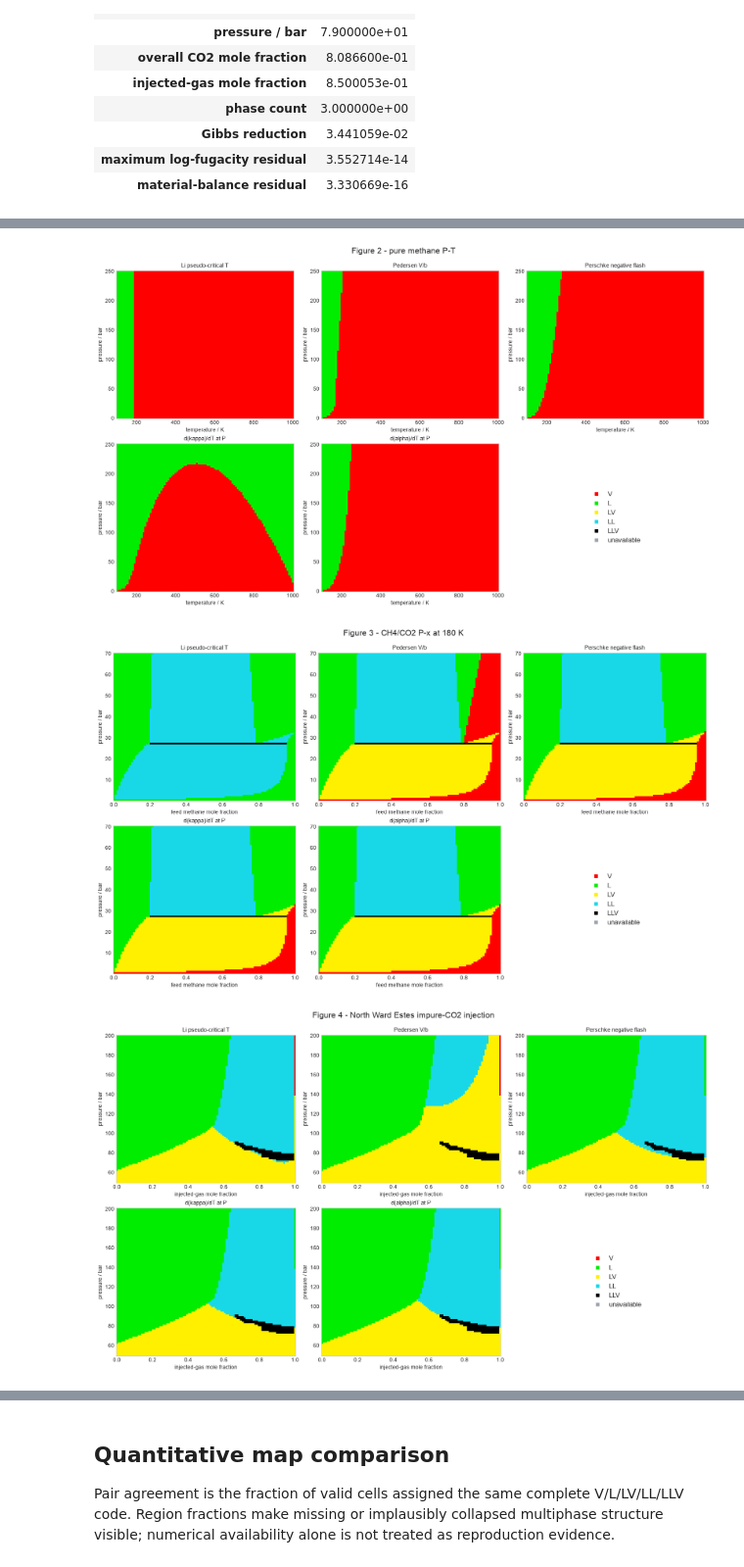
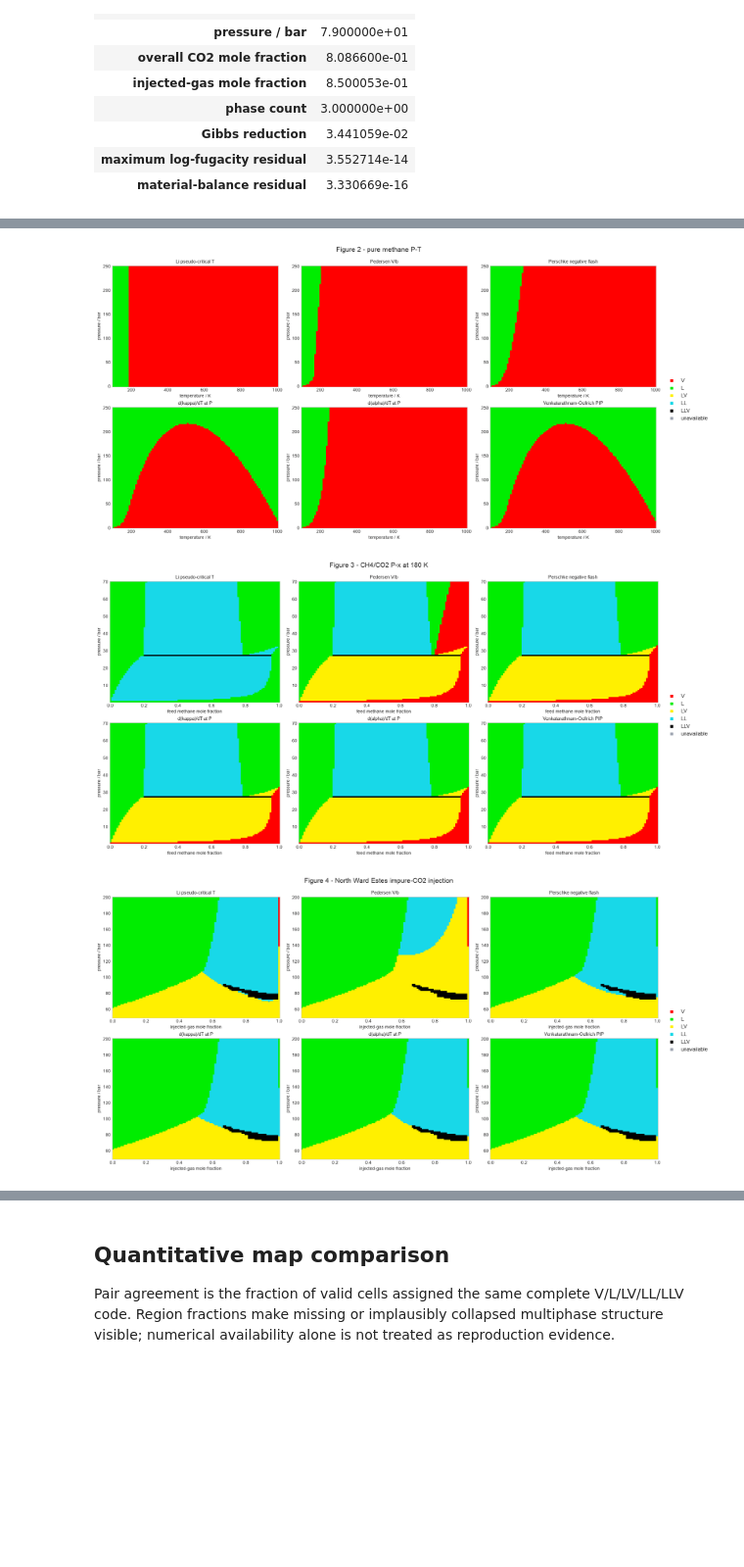
Before and after one commit to ThermoPhase-FCSRG/torch-flash, a Jupyter notebook: notebooks/verification/29_bennett_phase_identification_methods.ipynb, the cells around one changed output, grey strips where cells are left out. Shown at 98% size. Cells and saved outputs as stored; diff of their text form; code cells hidden in the pictures; blank space fills up the shorter version.

```diff
--- a/notebooks/verification/29_bennett_phase_identification_methods.ipynb
+++ b/notebooks/verification/29_bennett_phase_identification_methods.ipynb
@@ -91,6 +96,11 @@ if GRID_POINTS < 3:
 GRID_CHUNK_SIZE = int(os.environ.get("TORCH_FLASH_PHASE_ID_GRID_CHUNK_SIZE", "2048"))
 if GRID_CHUNK_SIZE < 1:
     raise ValueError("TORCH_FLASH_PHASE_ID_GRID_CHUNK_SIZE must be positive")
+PIP_AUTODIFF_CHUNK_SIZE = int(
+    os.environ.get("TORCH_FLASH_PHASE_ID_PIP_CHUNK_SIZE", "2048")
+)
+if PIP_AUTODIFF_CHUNK_SIZE < 1:
+    raise ValueError("TORCH_FLASH_PHASE_ID_PIP_CHUNK_SIZE must be positive")
 FALLBACK_WORKERS = int(os.environ.get("TORCH_FLASH_PHASE_ID_FALLBACK_WORKERS", "1"))
 if FALLBACK_WORKERS < 1:
     raise ValueError("TORCH_FLASH_PHASE_ID_FALLBACK_WORKERS must be positive")
@@ -104,6 +114,7 @@ reproducibility = pd.Series(
         "dtype": str(torch.get_default_dtype()),
         "grid points per axis": GRID_POINTS,
         "grid flash chunk size": GRID_CHUNK_SIZE,
+        "PIP autodiff chunk size": PIP_AUTODIFF_CHUNK_SIZE,
         "random Gibbs fallback starts": int(
             os.environ.get("TORCH_FLASH_PHASE_ID_RANDOM_FALLBACK_STARTS", "8")
         ),
@@ -179,6 +211,9 @@ METHODS = {
     "Perschke negative flash": "perschke-negative-flash",
     "d(kappa)/dT at P": "pasad-isothermal-compressibility-derivative",
     "d(alpha)/dT at P": "bennett-thermal-expansion-derivative",
+    "Venkatarathnam-Oellrich PIP": (
+        "venkatarathnam-oellrich-phase-identification-parameter"
+    ),
 }
 
 
@@ -900,43 +989,42 @@ phase_norm = BoundaryNorm(np.arange(-0.5, 6.5), phase_cmap.N)
 
 
 def plot_case(case: PaperCase, regions: dict[str, np.ndarray]) -> None:
-    figure, axes = plt.subplots(2, 3, figsize=(16, 9), constrained_layout=True)
+    figure, axes = plt.subplots(2, 3, figsize=(18, 9), constrained_layout=True)
     for axis, (method, phase_code) in zip(axes.flat, regions.items(), strict=False):
         axis.pcolormesh(
             case.horizontal.detach().numpy(),
             case.vertical_bar.detach().numpy(),
             phase_code,
             cmap=phase_cmap,
             norm=phase_norm,
             shading="nearest",
         )
         axis.set_title(method, fontsize=11)
         axis.set_xlabel(case.horizontal_label)
         axis.set_ylabel("pressure / bar")
-    legend_axis = axes.flat[-1]
-    legend_axis.axis("off")
-    legend_axis.legend(
+    figure.legend(
         handles=[
             plt.Line2D(
                 [],
                 [],
                 marker="s",
                 linestyle="",
                 color=phase_cmap(code),
                 label=label,
             )
             for label, code in PHASE_CODES.items()
         ],
-        loc="center",
+        loc="center left",
+        bbox_to_anchor=(1.0, 0.5),
         fontsize=12,
     )
     figure.suptitle(case.name, fontsize=15, y=1.04)
     plt.show()
 
 
 for current_case in CASES:
     plot_case(current_case, case_results[current_case.name])
 # %% [output]
-[figure, old version]
+[figure, new version]
-[figure, old version]
+[figure, new version]
-[figure, old version]
+[figure, new version]
```
Also changed, not shown: parts of 12 cells of this notebook, 11 other files.
